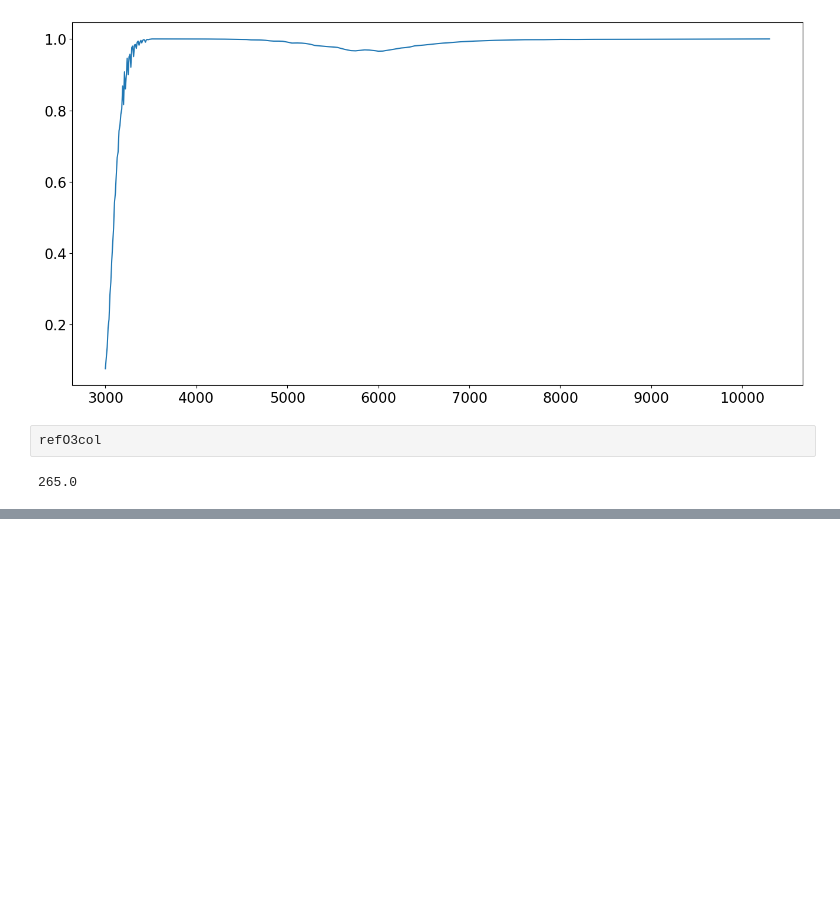
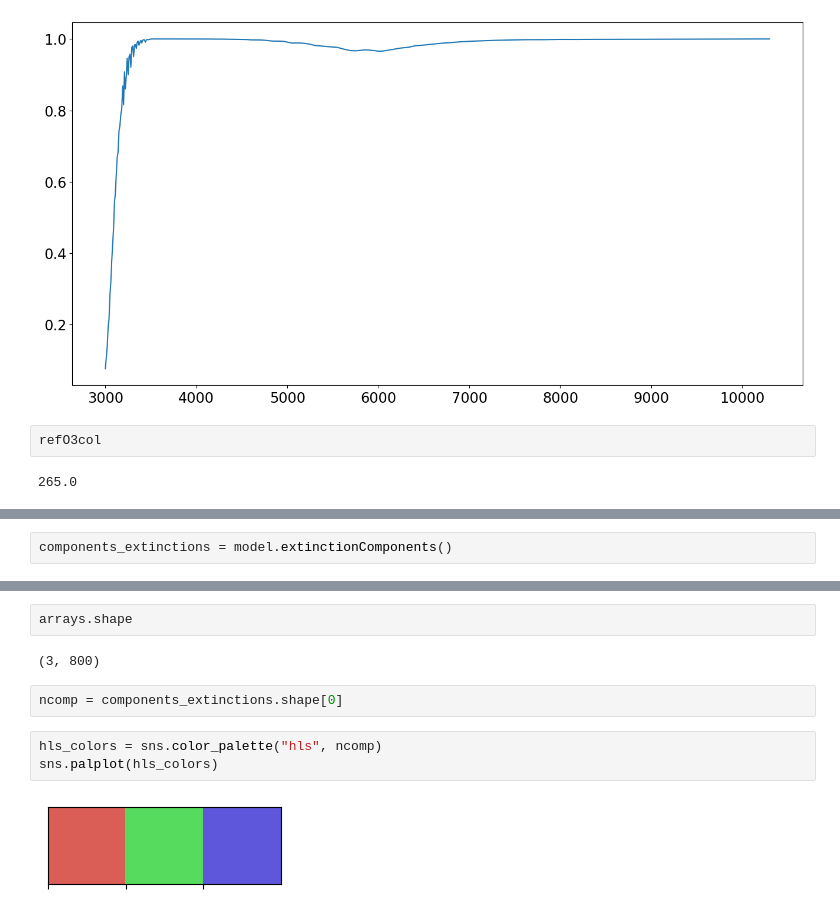
Before and after one commit to sylvielsstfr/AtmEmulator, a Jupyter notebook: SimpleEmulator/TestAtmosphericExtinction.ipynb, the cells around one changed output, grey strips where cells are left out. Drawn from its saved outputs; the diff is of its cells as text; blank space fills up the shorter version.

```diff
--- a/SimpleEmulator/TestAtmosphericExtinction.ipynb
+++ b/SimpleEmulator/TestAtmosphericExtinction.ipynb
@@ -80,0 +96,2 @@ refO3col
+# %%
+components_extinctions = model.extinctionComponents()
@@ -80,0 +105,11 @@ refO3col
+# %%
+arrays.shape
+# %% [output]
+(3, 800)
+# %%
+ncomp = components_extinctions.shape[0]
+# %%
+hls_colors = sns.color_palette("hls", ncomp)
+sns.palplot(hls_colors)
+# %% [output]
+[figure, added]
```
Also changed, not shown: parts of 11 cells of this notebook, 4 other files.
